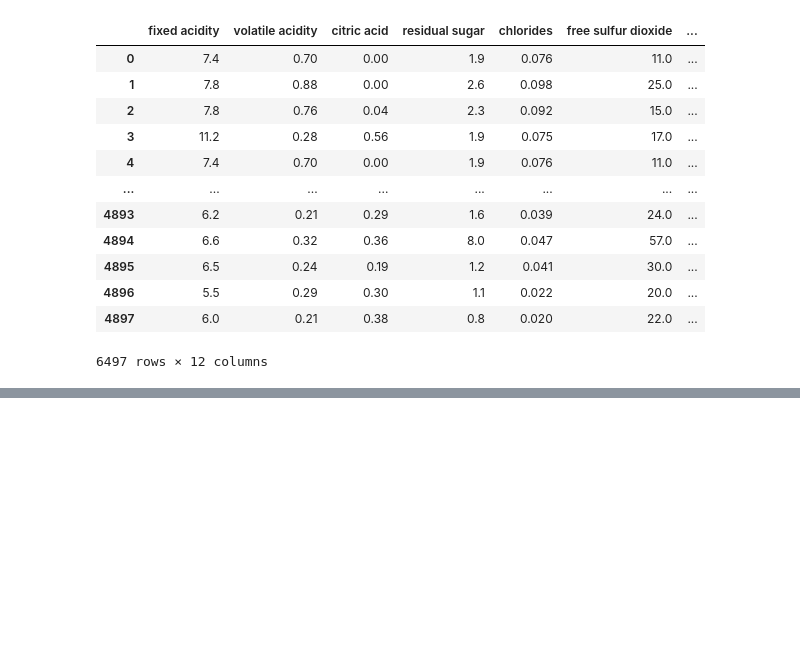
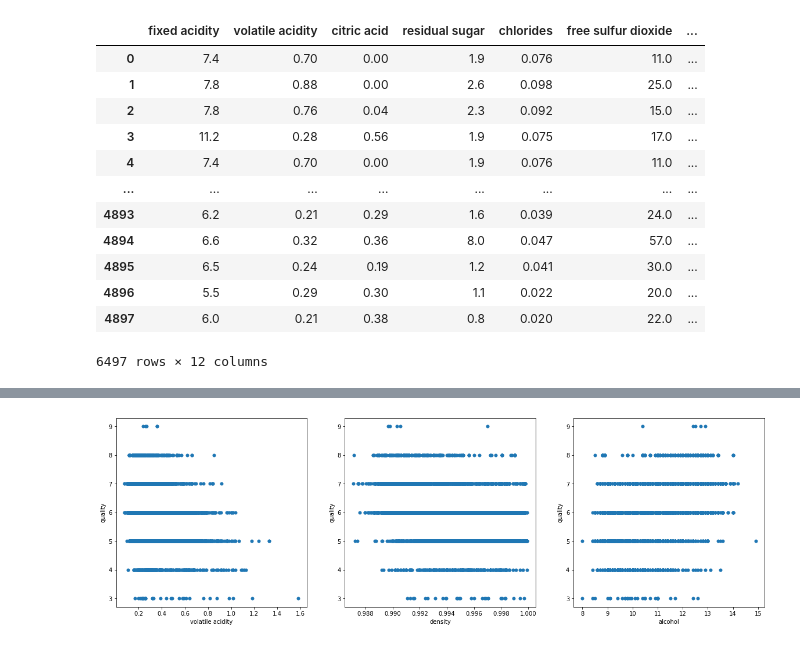
Before and after one commit to seonydg/ml-premium-wine-production-analysis, a Jupyter notebook: premium-wine-production-analysis-1.ipynb, the cells around one changed output, grey strips where cells are left out. Saved outputs shown, nothing was run; the diff lists cells and outputs as text; code cells hidden in the pictures; blank space fills up the shorter version.

Commit message:
feat : data preprocessing - 1

```diff
--- a/premium-wine-production-analysis-1.ipynb
+++ b/premium-wine-production-analysis-1.ipynb
@@ -30,0 +174,11 @@ df
+# %%
+# ▶ 상관계수(0.2) 이상의 상관관계를 가지는 변수 집중 탐색
+# ▶ 등급이 올라갈수록 volatile acidity(휘발선상)이 낮아지는 경향성이 보임
+
+fig, axes = plt.subplots(1, 3)
+sns.scatterplot(data = df, x='volatile acidity', y='quality', linewidth=0, ax=axes[0]);
+sns.scatterplot(x=df[df['density']<1]['density'], y=df[df['density']<1]['quality'], linewidth=0, ax=axes[1]);
+sns.scatterplot(x=df['alcohol'], y=df['quality'], linewidth=0, ax=axes[2]);
+plt.gcf().set_size_inches(20, 6)
+# %% [output]
+[figure, added]
```
Also changed, not shown: parts of 19 cells of this notebook.
